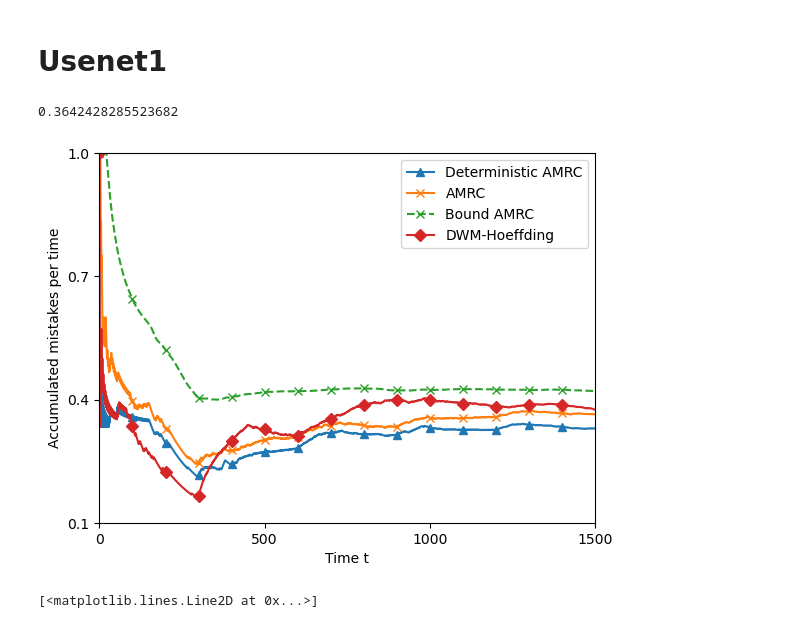
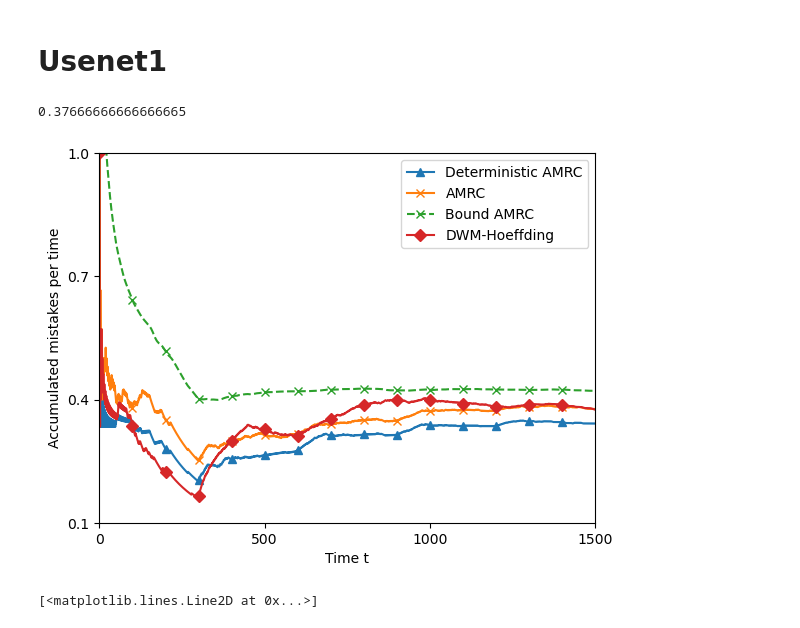
Before and after one commit to PengpengWei/Reproduce-on-AMRC, a Jupyter notebook: plot_figures.ipynb, the cells around one changed output. Saved outputs shown, nothing was run; the diff lists cells and outputs as text; code cells hidden in the pictures.

```diff
--- a/plot_figures.ipynb
+++ b/plot_figures.ipynb
@@ -14,6 +14,7 @@ def bounds(RUt, delta):
 # Usenet1
 # %%
 data = scipy.io.loadmat('usenet1_result.mat')
+data = scipy.io.loadmat('usenet1_1667877734.mat')
 mistakes_ran = data['mistakes_idx_rnd'].reshape(-1,1)
 mistakes_det = data['mistakes_idx_det'].reshape(-1,1)
 RUt = data['RUt'].reshape(-1,1)
@@ -22,26 +23,26 @@ mistakes_dwm = data_usenet_dwm['mistakes'].reshape(-1,1)[1:]
 # %%
 mistakes_ran.mean()
 # %% [output]
-0.3642428285523682
+0.37666666666666665
 # %%
 T = np.arange(1, mistakes_det.shape[0]+1)
-plt.plot(mistakes_det.cumsum() / T, "-^", label="Deterministic AMRC", markevery=100)
-plt.plot(mistakes_ran.cumsum() / T, "-x", label="AMRC", markevery=100)
+plt.plot(mistakes_det.cumsum() / (T-1), "-^", label="Deterministic AMRC", markevery=100)
+plt.plot(mistakes_ran.cumsum() / (T-1), "-x", label="AMRC", markevery=100)
 plt.plot(bounds(RUt, delta=0.05), '--x', label="Bound AMRC", markevery=100)
 T = np.arange(1, mistakes_dwm.shape[0]+1)
 plt.plot(mistakes_dwm.cumsum() / T, "-D", label="DWM-Hoeffding", markevery=100)
 plt.ylim(0.1, 1)
 plt.yticks([0.1, 0.4, 0.7, 1])
 plt.xlim(0,T[-1])
 plt.xticks([0, 500, 1000, 1500])
 plt.legend()
 plt.ylabel("Accumulated mistakes per time")
 plt.xlabel("Time t")
 plt.savefig("usenet1.svg")
 plt.savefig("usenet1.pdf")
 plt.show()
 # %% [output]
-[figure, old version]
+[figure, new version]
 # %%
 plt.plot(RUt)
 # %% [output]
```
Also changed, not shown: parts of 1 cell of this notebook, 16 other files.
